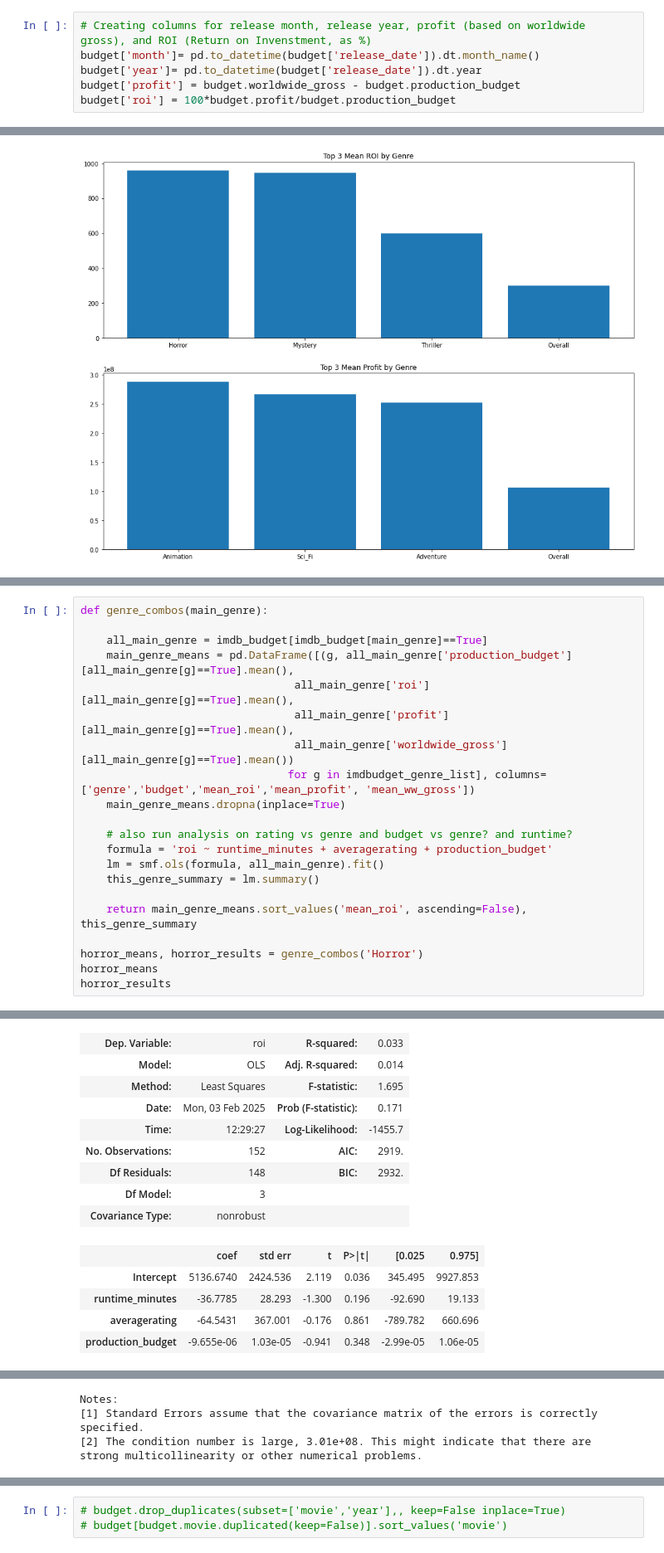
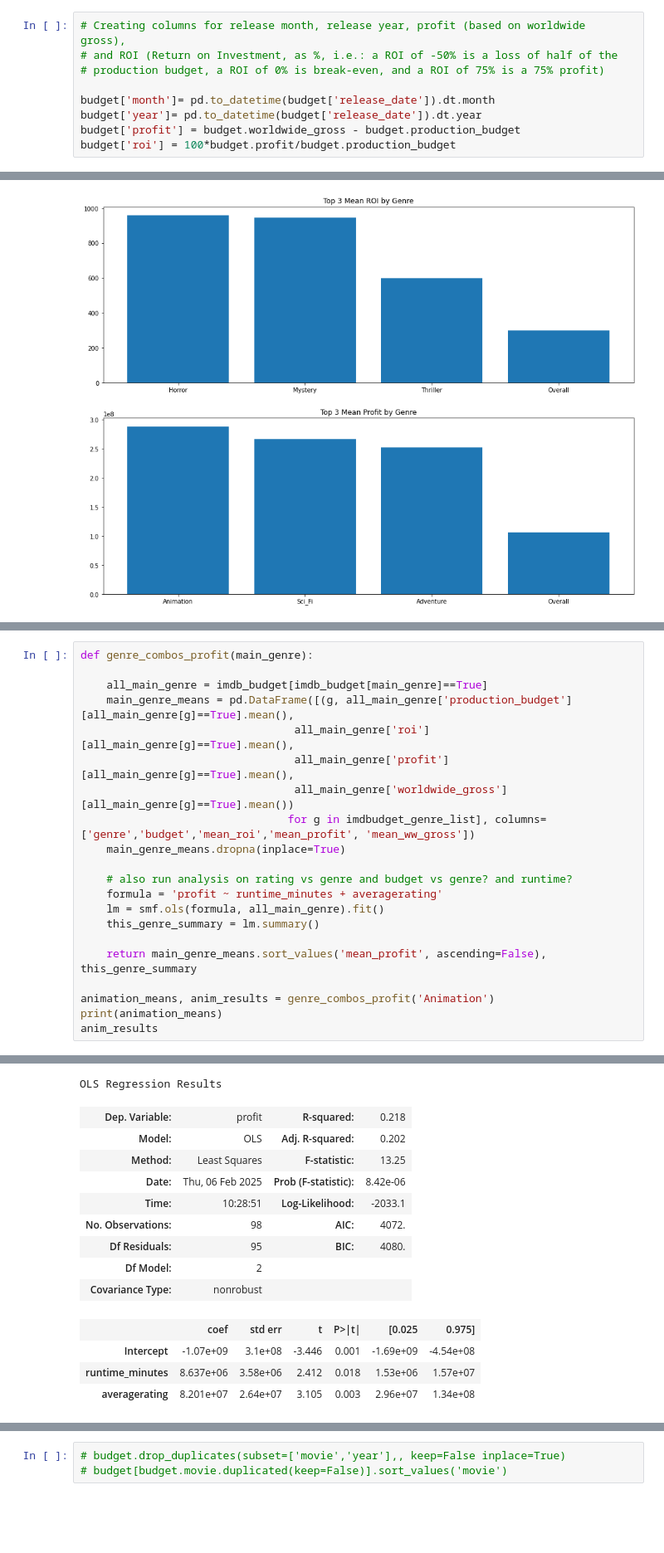
Before and after one commit to MattLeRoi/dsc-phase-2-project-v3, a Jupyter notebook: student.ipynb, the cells around one changed output, grey strips where cells are left out. Shown at 83% size. Saved outputs shown, nothing was run; the diff lists cells and outputs as text; blank space fills up the shorter version.

```diff
--- a/student.ipynb
+++ b/student.ipynb
@@ -94,8 +59,11 @@ budget.production_budget = pd.to_numeric(budget.production_budget.str.replace('[
 budget.domestic_gross = pd.to_numeric(budget.domestic_gross.str.replace('[$,]',''))
 budget.worldwide_gross = pd.to_numeric(budget.worldwide_gross.str.replace('[$,]',''))
 # %%
-# Creating columns for release month, release year, profit (based on worldwide gross), and ROI (Return on Invenstment, as %)
-budget['month']= pd.to_datetime(budget['release_date']).dt.month_name()
+# Creating columns for release month, release year, profit (based on worldwide gross),
+# and ROI (Return on Investment, as %, i.e.: a ROI of -50% is a loss of half of the
+# production budget, a ROI of 0% is break-even, and a ROI of 75% is a 75% profit)
+
+budget['month']= pd.to_datetime(budget['release_date']).dt.month
 budget['year']= pd.to_datetime(budget['release_date']).dt.year
 budget['profit'] = budget.worldwide_gross - budget.production_budget
 budget['roi'] = 100*budget.profit/budget.production_budget
@@ -542,5 +527,5 @@ axs[1].set_title('Top 3 Mean Profit by Genre');
 # %%
-def genre_combos(main_genre):
+def genre_combos_profit(main_genre):
 
     all_main_genre = imdb_budget[imdb_budget[main_genre]==True]
     main_genre_means = pd.DataFrame([(g, all_main_genre['production_budget'][all_main_genre[g]==True].mean(),
@@ -551,13 +536,13 @@ def genre_combos(main_genre):
     main_genre_means.dropna(inplace=True)
 
     # also run analysis on rating vs genre and budget vs genre? and runtime?
-    formula = 'roi ~ runtime_minutes + averagerating + production_budget'
+    formula = 'profit ~ runtime_minutes + averagerating'
     lm = smf.ols(formula, all_main_genre).fit()
     this_genre_summary = lm.summary()
 
-    return main_genre_means.sort_values('mean_roi', ascending=False), this_genre_summary
+    return main_genre_means.sort_values('mean_profit', ascending=False), this_genre_summary
 
-horror_means, horror_results = genre_combos('Horror')
-horror_means
-horror_results
+animation_means, anim_results = genre_combos_profit('Animation')
+print(animation_means)
+anim_results
 # %% [output]
@@ -565,14 +556,14 @@ OLS Regression Results
+OLS Regression Results
-| Dep. Variable: | roi | R-squared: | 0.033 |
-| Model: | OLS | Adj. R-squared: | 0.014 |
-| Method: | Least Squares | F-statistic: | 1.695 |
-| Date: | Mon, 03 Feb 2025 | Prob (F-statistic): | 0.171 |
-| Time: | 12:29:27 | Log-Likelihood: | -1455.7 |
-| No. Observations: | 152 | AIC: | 2919. |
-| Df Residuals: | 148 | BIC: | 2932. |
-| Df Model: | 3 |  |  |
+| Dep. Variable: | profit | R-squared: | 0.218 |
+| Model: | OLS | Adj. R-squared: | 0.202 |
+| Method: | Least Squares | F-statistic: | 13.25 |
+| Date: | Thu, 06 Feb 2025 | Prob (F-statistic): | 8.42e-06 |
+| Time: | 10:28:51 | Log-Likelihood: | -2033.1 |
+| No. Observations: | 98 | AIC: | 4072. |
+| Df Residuals: | 95 | BIC: | 4080. |
+| Df Model: | 2 |  |  |
 | Covariance Type: | nonrobust |  |  |
 |  | coef | std err | t | P>|t| | [0.025 | 0.975] |
-| Intercept | 5136.6740 | 2424.536 | 2.119 | 0.036 | 345.495 | 9927.853 |
-| runtime_minutes | -36.7785 | 28.293 | -1.300 | 0.196 | -92.690 | 19.133 |
-| averagerating | -64.5431 | 367.001 | -0.176 | 0.861 | -789.782 | 660.696 |
-| production_budget | -9.655e-06 | 1.03e-05 | -0.941 | 0.348 | -2.99e-05 | 1.06e-05 |
+| Intercept | -1.07e+09 | 3.1e+08 | -3.446 | 0.001 | -1.69e+09 | -4.54e+08 |
+| runtime_minutes | 8.637e+06 | 3.58e+06 | 2.412 | 0.018 | 1.53e+06 | 1.57e+07 |
+| averagerating | 8.201e+07 | 2.64e+07 | 3.105 | 0.003 | 2.96e+07 | 1.34e+08 |
@@ -583,4 +573,0 @@ OLS Regression Results
-Notes:
-[1] Standard Errors assume that the covariance matrix of the errors is correctly specified.
-[2] The condition number is large, 3.01e+08. This might indicate that there are
-strong multicollinearity or other numerical problems.
```
Also changed, not shown: parts of 61 cells of this notebook.
